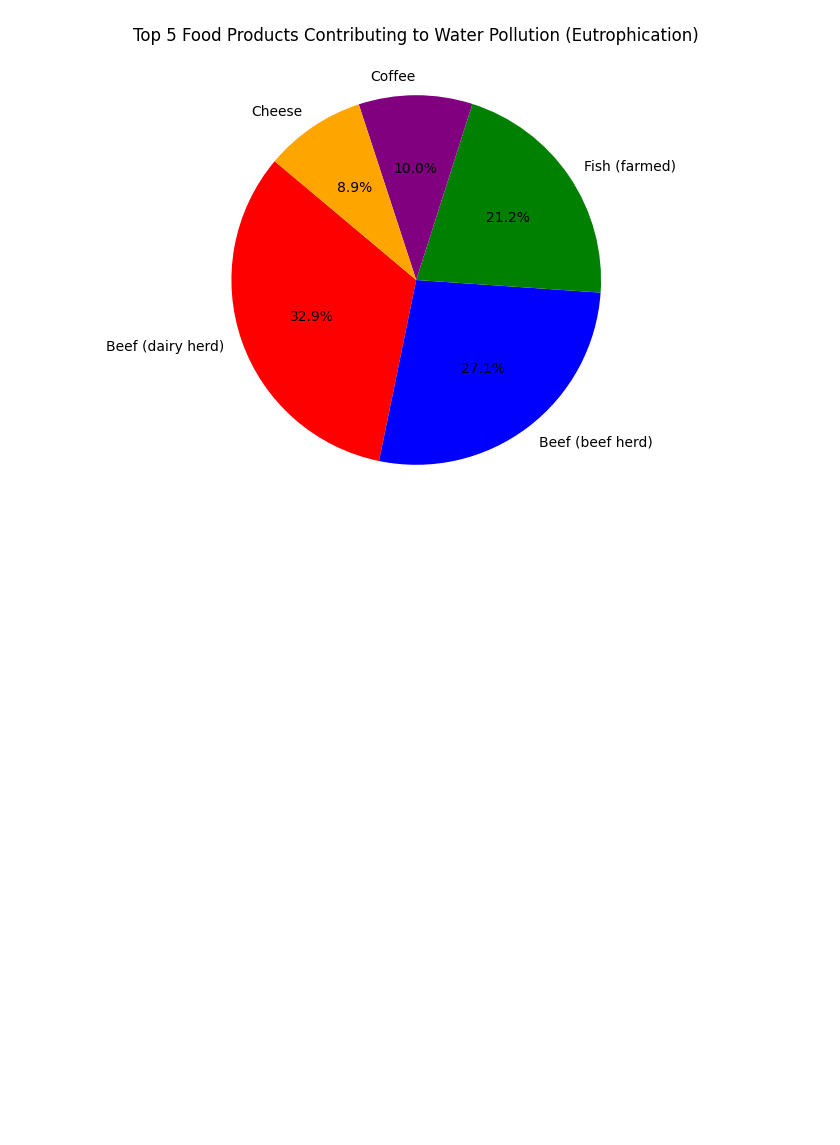
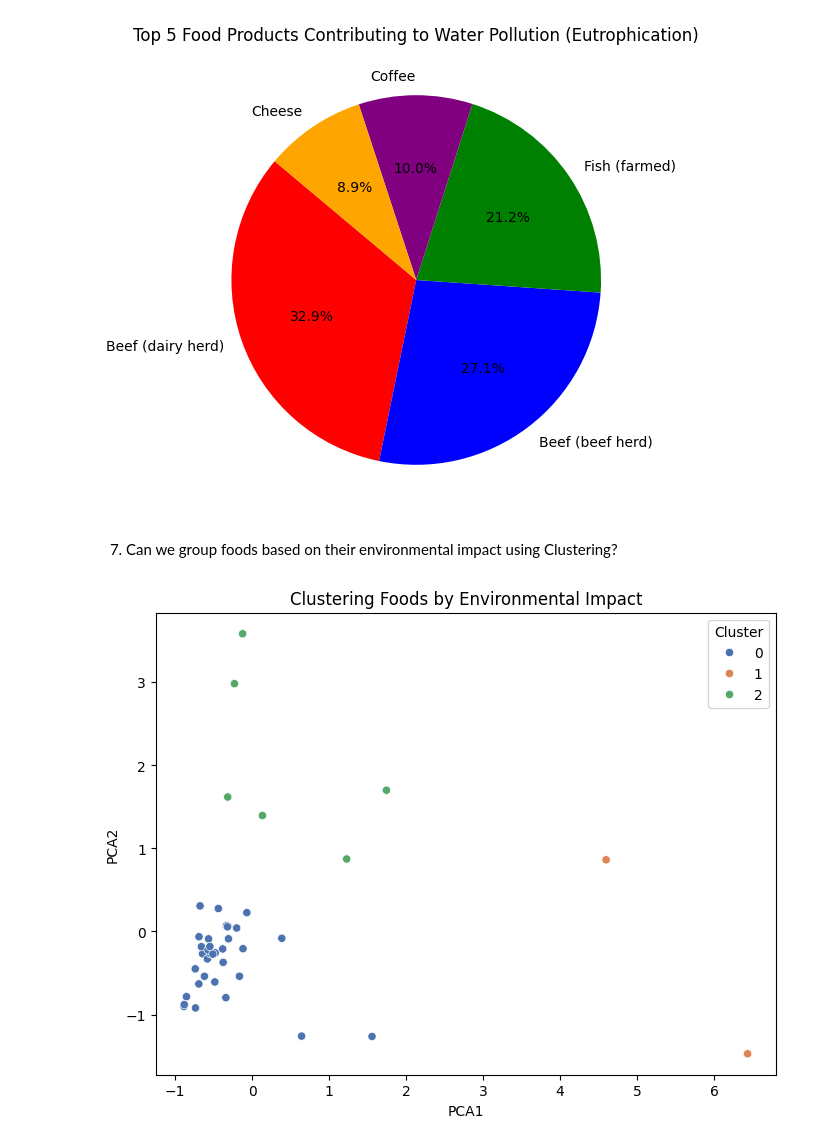
Before and after one commit to Victor-Osei/Environmental-Impact-of-Food-Production-Analysis, a Jupyter notebook: fpa.ipynb, the cells around one changed output. Saved outputs shown, nothing was run; the diff lists cells and outputs as text; code cells hidden in the pictures; blank space fills up the shorter version.

```diff
--- a/fpa.ipynb
+++ b/fpa.ipynb
@@ -770,3 +770,28 @@ plt.title("Top 5 Food Products Contributing to Water Pollution (Eutrophication)"
 plt.show()
 # %% [output]
 [figure]
+# %% [markdown]
+7. Can we group foods based on their environmental impact using Clustering?
+# %%
+from sklearn.cluster import KMeans
+from sklearn.decomposition import PCA
+
+# Select relevant features
+X = df[["Total_emissions", "Total Water Use", "Total Land Use"]]
+
+# Apply K-Means clustering (3 clusters)
+kmeans = KMeans(n_clusters=3, random_state=42)
+df["Cluster"] = kmeans.fit_predict(X)
+
+# Reduce to 2D using PCA for visualization
+pca = PCA(n_components=2)
+X_pca = pca.fit_transform(X)
+df["PCA1"], df["PCA2"] = X_pca[:, 0], X_pca[:, 1]
+
+# Plot Clusters
+plt.figure(figsize=(8, 6))
+sns.scatterplot(data=df, x="PCA1", y="PCA2", hue="Cluster", palette="deep")
+plt.title("Clustering Foods by Environmental Impact")
+plt.show()
+# %% [output]
+[figure, added]
```
